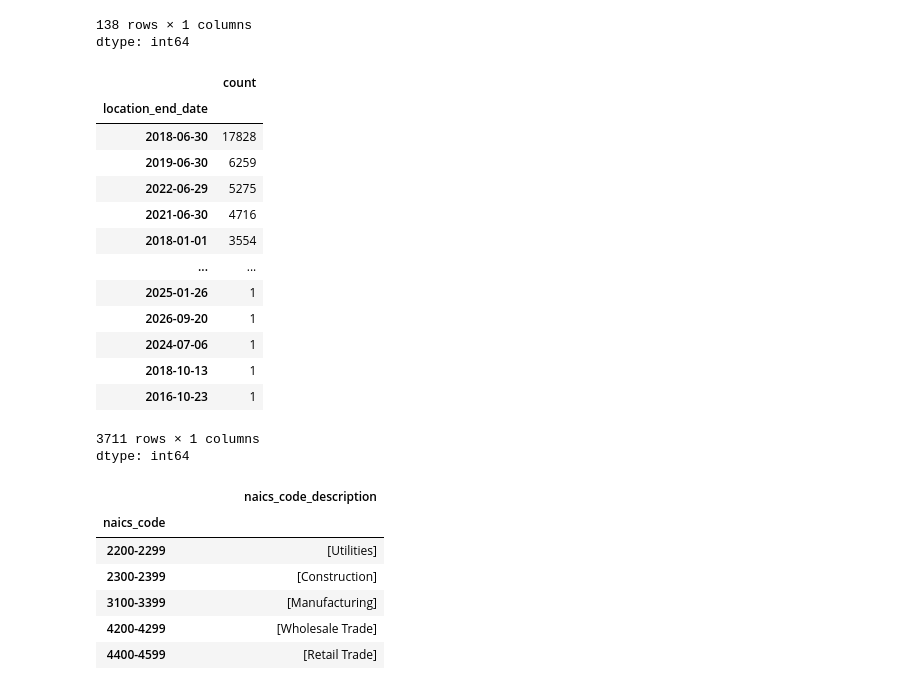
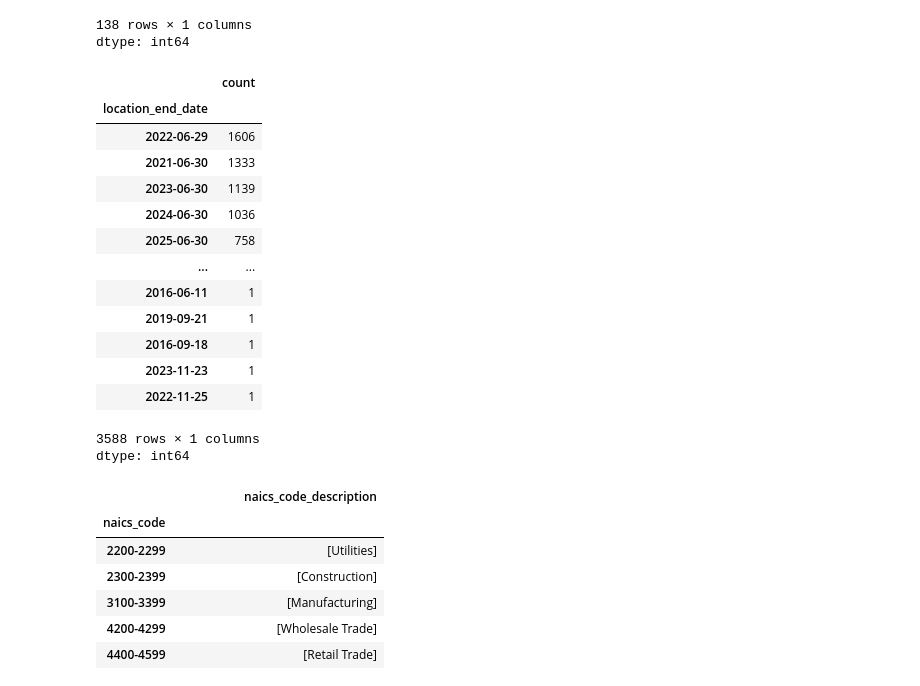
Before and after one commit to miaflynn/CYPLAN255-Final-Project, a Jupyter notebook: cleaning1.ipynb, the cells around one changed output. Saved outputs shown, nothing was run; the diff lists cells and outputs as text; code cells hidden in the pictures.

```diff
--- a/cleaning1.ipynb
+++ b/cleaning1.ipynb
@@ -338,29 +338,29 @@ dtype: int64
 # %%
 #filter for location end dates 2016 onwards and businesses without end dates (still open)
 
-df['location_end_date'] = pd.to_datetime(df['location_end_date'], errors='coerce')
+gdf_sf['location_end_date'] = pd.to_datetime(gdf_sf['location_end_date'], errors='coerce')
 
-filtered_df = df[
-    (df['location_end_date'].dt.year >= 2016) | (df['location_end_date'].isna())
+filtered_gdf = gdf_sf[
+    (gdf_sf['location_end_date'].dt.year >= 2016) | (gdf_sf['location_end_date'].isna())
 ]
 # %%
 # quick sanity check on filtered values
 
-filtered_df['location_end_date'].value_counts()
+filtered_gdf['location_end_date'].value_counts()
 # %% [output]
 |  | count |
 | location_end_date |  |
-| 2018-06-30 | 17828 |
-| 2019-06-30 | 6259 |
-| 2022-06-29 | 5275 |
-| 2021-06-30 | 4716 |
-| 2018-01-01 | 3554 |
+| 2022-06-29 | 1606 |
+| 2021-06-30 | 1333 |
+| 2023-06-30 | 1139 |
+| 2024-06-30 | 1036 |
+| 2025-06-30 | 758 |
 | ... | ... |
-| 2025-01-26 | 1 |
-| 2026-09-20 | 1 |
-| 2024-07-06 | 1 |
-| 2018-10-13 | 1 |
-| 2016-10-23 | 1 |
+| 2016-06-11 | 1 |
+| 2019-09-21 | 1 |
+| 2016-09-18 | 1 |
+| 2023-11-23 | 1 |
+| 2022-11-25 | 1 |
-3711 rows × 1 columns
+3588 rows × 1 columns
 dtype: int64
 # %%
```
Also changed, not shown: parts of 6 cells of this notebook.
